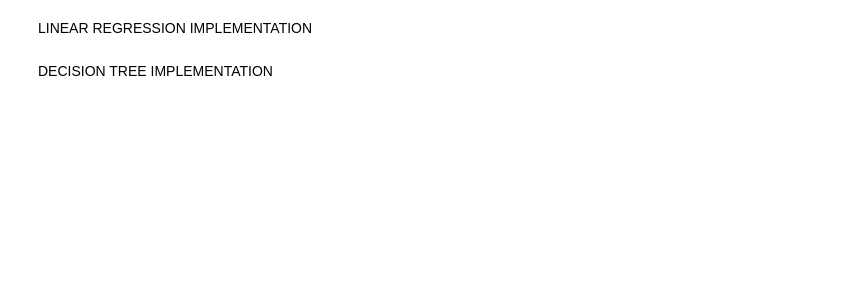
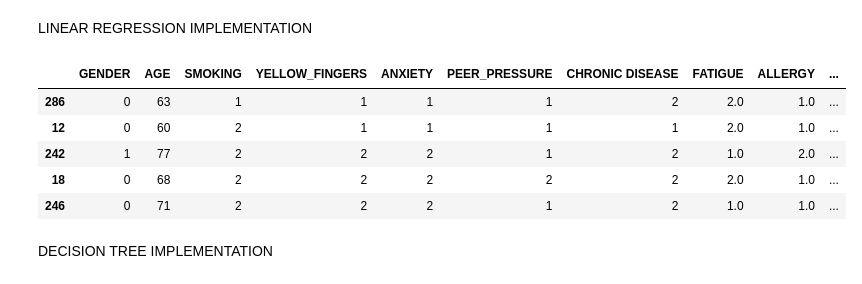
Before and after one commit to SumitSawant1029/Training, a Jupyter notebook: lungcancer.ipynb, the cells around one changed output. Cells and saved outputs as stored; diff of their text form; code cells hidden in the pictures; blank space fills up the shorter version.

```diff
--- a/lungcancer.ipynb
+++ b/lungcancer.ipynb
@@ -630,5 +631,14 @@ Y_train.head()
 Name: LUNG_CANCER, dtype: Int64
 # %% [markdown]
 LINEAR REGRESSION IMPLEMENTATION
+# %%
+X_train.head()
+# %% [output]
+|  | GENDER | AGE | SMOKING | YELLOW_FINGERS | ANXIETY | PEER_PRESSURE | CHRONIC DISEASE | FATIGUE | ALLERGY | ... |
+| 286 | 0 | 63 | 1 | 1 | 1 | 1 | 2 | 2.0 | 1.0 | ... |
+| 12 | 0 | 60 | 2 | 1 | 1 | 1 | 1 | 2.0 | 1.0 | ... |
+| 242 | 1 | 77 | 2 | 2 | 2 | 1 | 2 | 1.0 | 2.0 | ... |
+| 18 | 0 | 68 | 2 | 2 | 2 | 2 | 2 | 2.0 | 1.0 | ... |
+| 246 | 0 | 71 | 2 | 2 | 2 | 1 | 2 | 1.0 | 1.0 | ... |
 # %% [markdown]
 DECISION TREE IMPLEMENTATION
```
Also changed, not shown: parts of 18 cells of this notebook.
